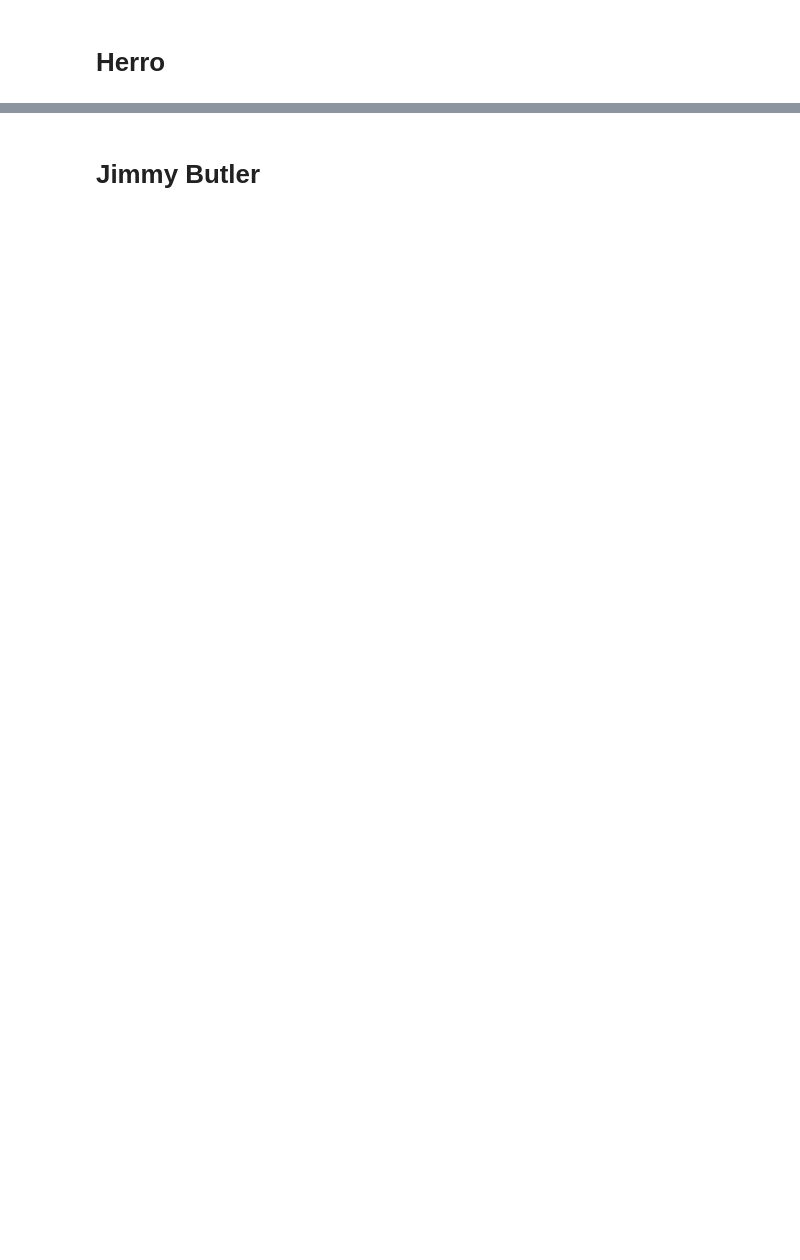
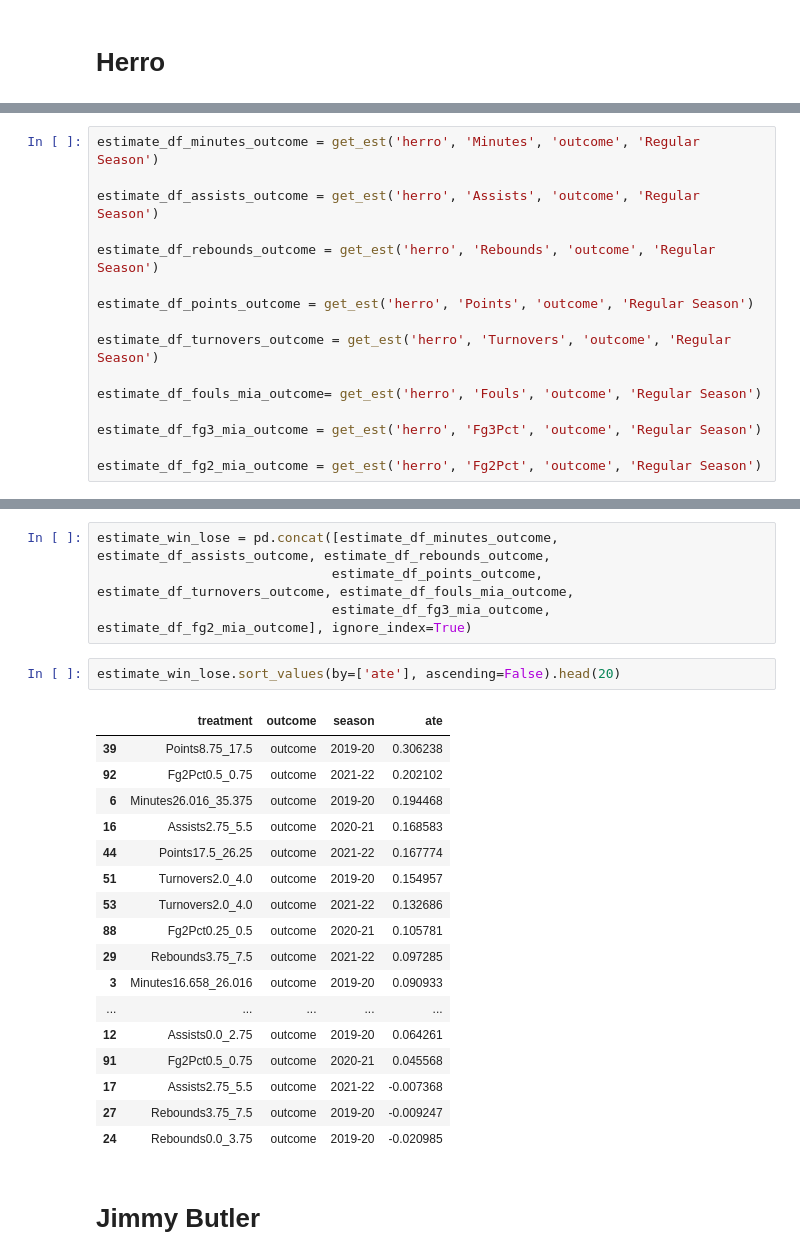
Before and after one commit to JayLi2018/CausalColabRepo, a Jupyter notebook: dowhy.ipynb, the cells around one changed output, grey strips where cells are left out. Cells and saved outputs as stored; diff of their text form; blank space fills up the shorter version.

```diff
--- a/dowhy.ipynb
+++ b/dowhy.ipynb
@@ -411,0 +316,16 @@ estimate_df_fg2_mia_points
+# %%
+estimate_df_minutes_outcome = get_est('herro', 'Minutes', 'outcome', 'Regular Season')
+
+estimate_df_assists_outcome = get_est('herro', 'Assists', 'outcome', 'Regular Season')
+
+estimate_df_rebounds_outcome = get_est('herro', 'Rebounds', 'outcome', 'Regular Season')
+
+estimate_df_points_outcome = get_est('herro', 'Points', 'outcome', 'Regular Season')
+
+estimate_df_turnovers_outcome = get_est('herro', 'Turnovers', 'outcome', 'Regular Season')
+
+estimate_df_fouls_mia_outcome= get_est('herro', 'Fouls', 'outcome', 'Regular Season')
+
+estimate_df_fg3_mia_outcome = get_est('herro', 'Fg3Pct', 'outcome', 'Regular Season')
+
+estimate_df_fg2_mia_outcome = get_est('herro', 'Fg2Pct', 'outcome', 'Regular Season')
@@ -412,2 +421,26 @@ estimate_df_fg2_mia_points
+# %%
+estimate_win_lose = pd.concat([estimate_df_minutes_outcome, estimate_df_assists_outcome, estimate_df_rebounds_outcome,
+                              estimate_df_points_outcome, estimate_df_turnovers_outcome, estimate_df_fouls_mia_outcome,
+                              estimate_df_fg3_mia_outcome, estimate_df_fg2_mia_outcome], ignore_index=True)
+# %%
+estimate_win_lose.sort_values(by=['ate'], ascending=False).head(20)
+# %% [output]
+|  | treatment | outcome | season | ate |
+| 39 | Points8.75_17.5 | outcome | 2019-20 | 0.306238 |
+| 92 | Fg2Pct0.5_0.75 | outcome | 2021-22 | 0.202102 |
+| 6 | Minutes26.016_35.375 | outcome | 2019-20 | 0.194468 |
+| 16 | Assists2.75_5.5 | outcome | 2020-21 | 0.168583 |
+| 44 | Points17.5_26.25 | outcome | 2021-22 | 0.167774 |
+| 51 | Turnovers2.0_4.0 | outcome | 2019-20 | 0.154957 |
+| 53 | Turnovers2.0_4.0 | outcome | 2021-22 | 0.132686 |
+| 88 | Fg2Pct0.25_0.5 | outcome | 2020-21 | 0.105781 |
+| 29 | Rebounds3.75_7.5 | outcome | 2021-22 | 0.097285 |
+| 3 | Minutes16.658_26.016 | outcome | 2019-20 | 0.090933 |
+| ... | ... | ... | ... | ... |
+| 12 | Assists0.0_2.75 | outcome | 2019-20 | 0.064261 |
+| 91 | Fg2Pct0.5_0.75 | outcome | 2020-21 | 0.045568 |
+| 17 | Assists2.75_5.5 | outcome | 2021-22 | -0.007368 |
+| 27 | Rebounds3.75_7.5 | outcome | 2019-20 | -0.009247 |
+| 24 | Rebounds0.0_3.75 | outcome | 2019-20 | -0.020985 |
 # %% [markdown]
 # Jimmy Butler
```
Also changed, not shown: parts of 34 cells of this notebook.
